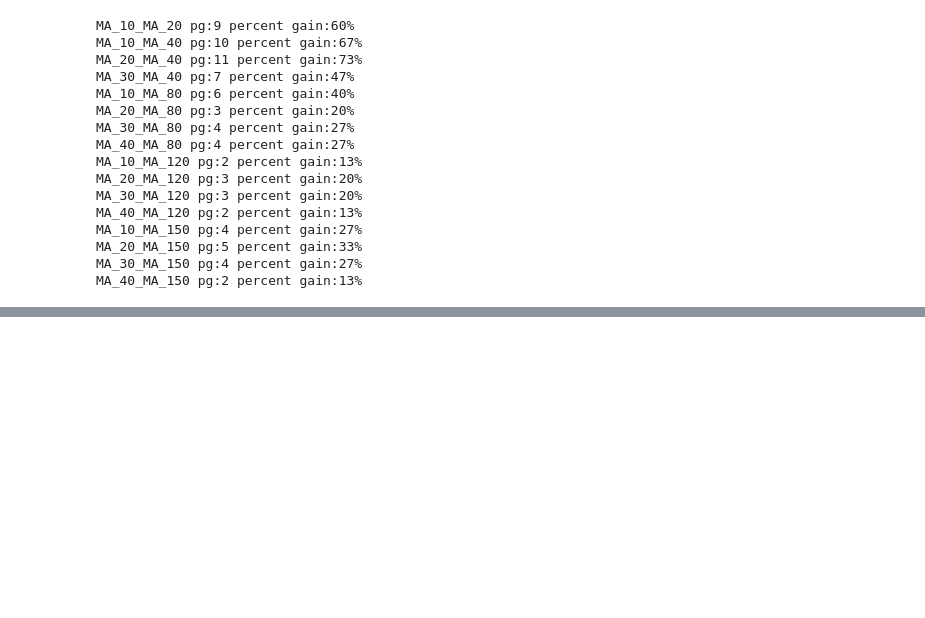
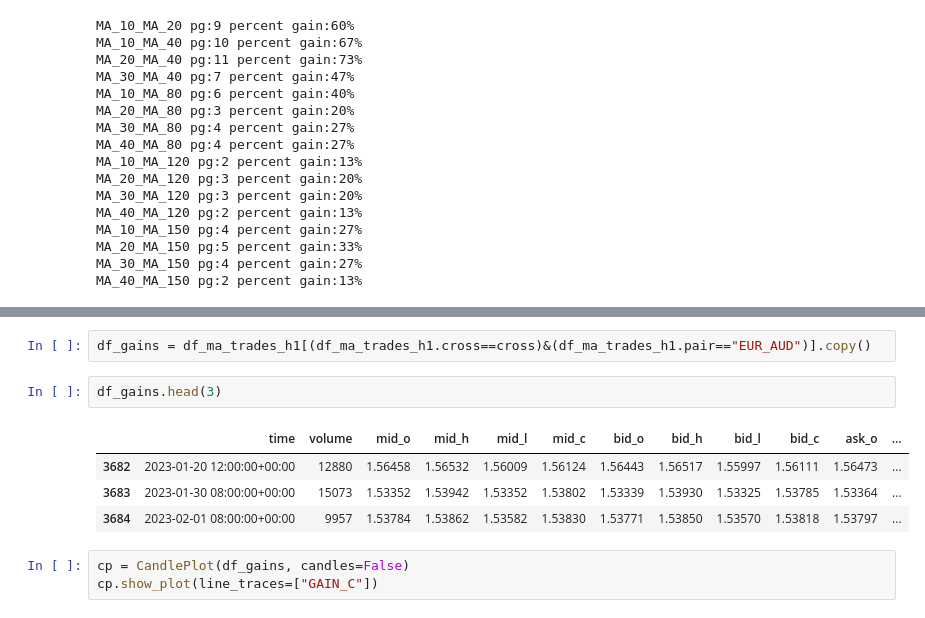
Before and after one commit to itsmarcotime/Forex_trading_system_in_Python, a Jupyter notebook: jupyter_notes/MA_Cross.ipynb, the cells around one changed output, grey strips where cells are left out. Drawn from its saved outputs; the diff is of its cells as text; blank space fills up the shorter version.

```diff
--- a/jupyter_notes/MA_Cross.ipynb
+++ b/jupyter_notes/MA_Cross.ipynb
@@ -88,0 +112,12 @@ MA_40_MA_150 pg:2 percent gain:13%
+# %%
+df_gains = df_ma_trades_h1[(df_ma_trades_h1.cross==cross)&(df_ma_trades_h1.pair=="EUR_AUD")].copy()
+# %%
+df_gains.head(3)
+# %% [output]
+|  | time | volume | mid_o | mid_h | mid_l | mid_c | bid_o | bid_h | bid_l | bid_c | ask_o | ... |
+| 3682 | 2023-01-20 12:00:00+00:00 | 12880 | 1.56458 | 1.56532 | 1.56009 | 1.56124 | 1.56443 | 1.56517 | 1.55997 | 1.56111 | 1.56473 | ... |
+| 3683 | 2023-01-30 08:00:00+00:00 | 15073 | 1.53352 | 1.53942 | 1.53352 | 1.53802 | 1.53339 | 1.53930 | 1.53325 | 1.53785 | 1.53364 | ... |
+| 3684 | 2023-02-01 08:00:00+00:00 | 9957 | 1.53784 | 1.53862 | 1.53582 | 1.53830 | 1.53771 | 1.53850 | 1.53570 | 1.53818 | 1.53797 | ... |
+# %%
+cp = CandlePlot(df_gains, candles=False)
+cp.show_plot(line_traces=["GAIN_C"])
```
Also changed, not shown: parts of 3 cells of this notebook.
